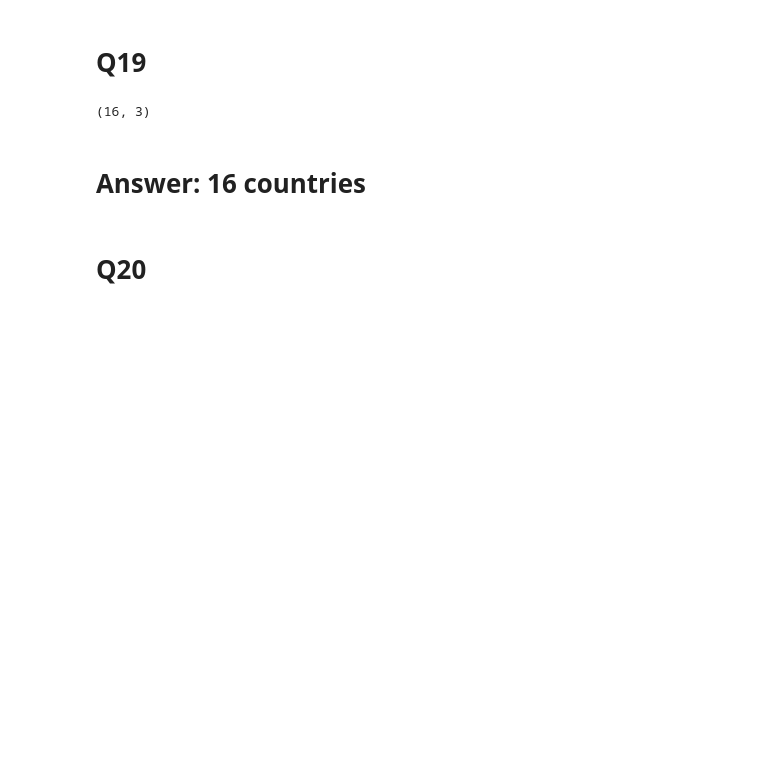
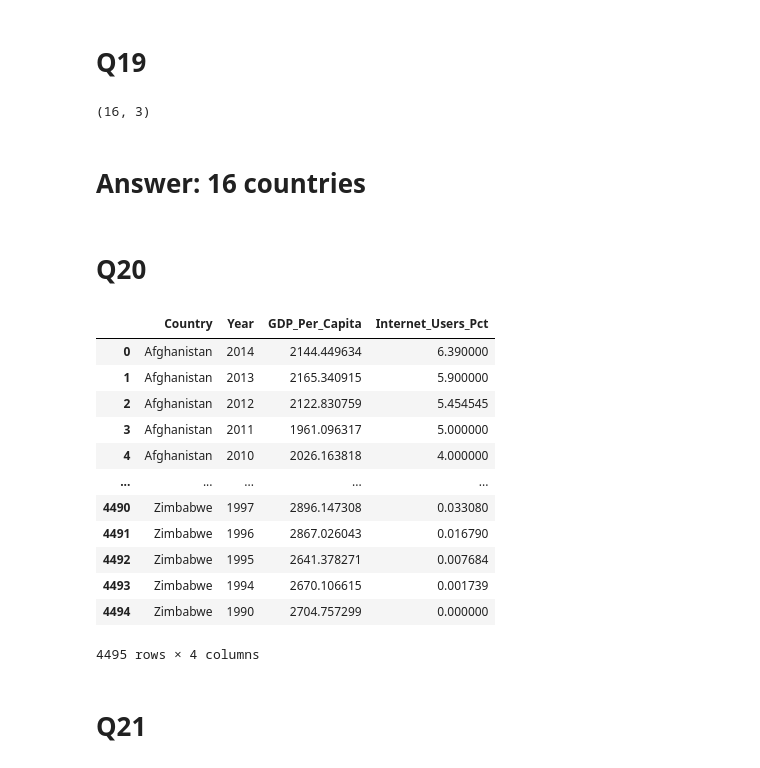
Before and after one commit to NSS-Data-Analytics-Cohort-11/undata-jmcapps, a Jupyter notebook: notebook/UN_data_analysis_DA11.ipynb, the cells around one changed output. Cells and saved outputs as stored; diff of their text form; code cells hidden in the pictures; blank space fills up the shorter version.

```diff
--- a/notebook/UN_data_analysis_DA11.ipynb
+++ b/notebook/UN_data_analysis_DA11.ipynb
@@ -448,3 +448,22 @@ internet_2014[internet_2014['Internet_Users_Pct'] < 5.0].shape
 # Answer: 16 countries
 # %% [markdown]
 # Q20
+# %%
+gdp_and_internet_use = gdp_df.merge(internet_df, how='right')
+gdp_and_internet_use
+# %% [output]
+|  | Country | Year | GDP_Per_Capita | Internet_Users_Pct |
+| 0 | Afghanistan | 2014 | 2144.449634 | 6.390000 |
+| 1 | Afghanistan | 2013 | 2165.340915 | 5.900000 |
+| 2 | Afghanistan | 2012 | 2122.830759 | 5.454545 |
+| 3 | Afghanistan | 2011 | 1961.096317 | 5.000000 |
+| 4 | Afghanistan | 2010 | 2026.163818 | 4.000000 |
+| ... | ... | ... | ... | ... |
+| 4490 | Zimbabwe | 1997 | 2896.147308 | 0.033080 |
+| 4491 | Zimbabwe | 1996 | 2867.026043 | 0.016790 |
+| 4492 | Zimbabwe | 1995 | 2641.378271 | 0.007684 |
+| 4493 | Zimbabwe | 1994 | 2670.106615 | 0.001739 |
+| 4494 | Zimbabwe | 1990 | 2704.757299 | 0.000000 |
+4495 rows × 4 columns
+# %% [markdown]
+# Q21
```
